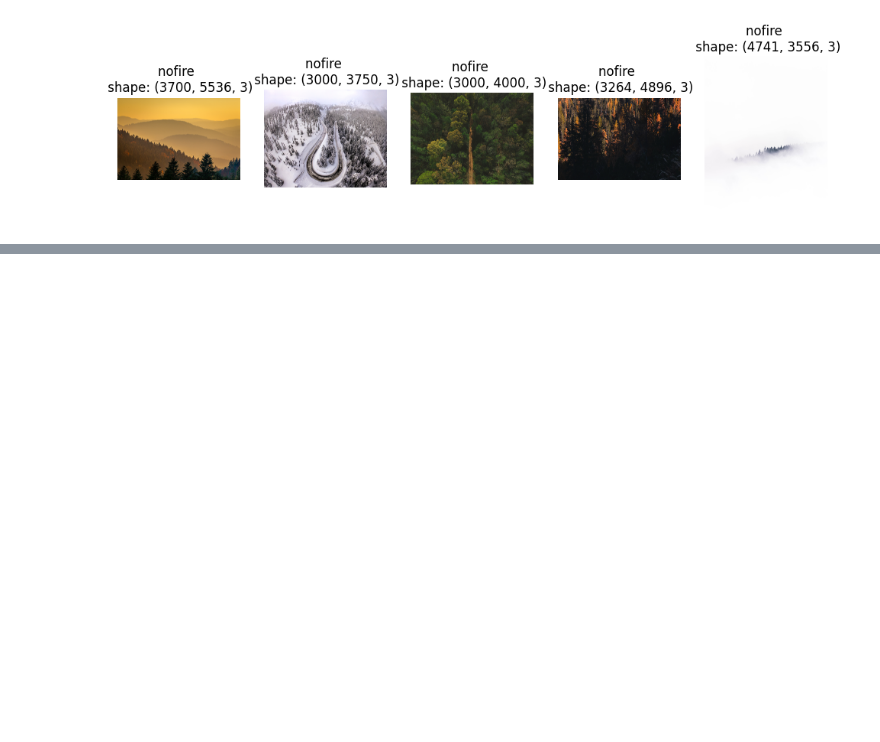
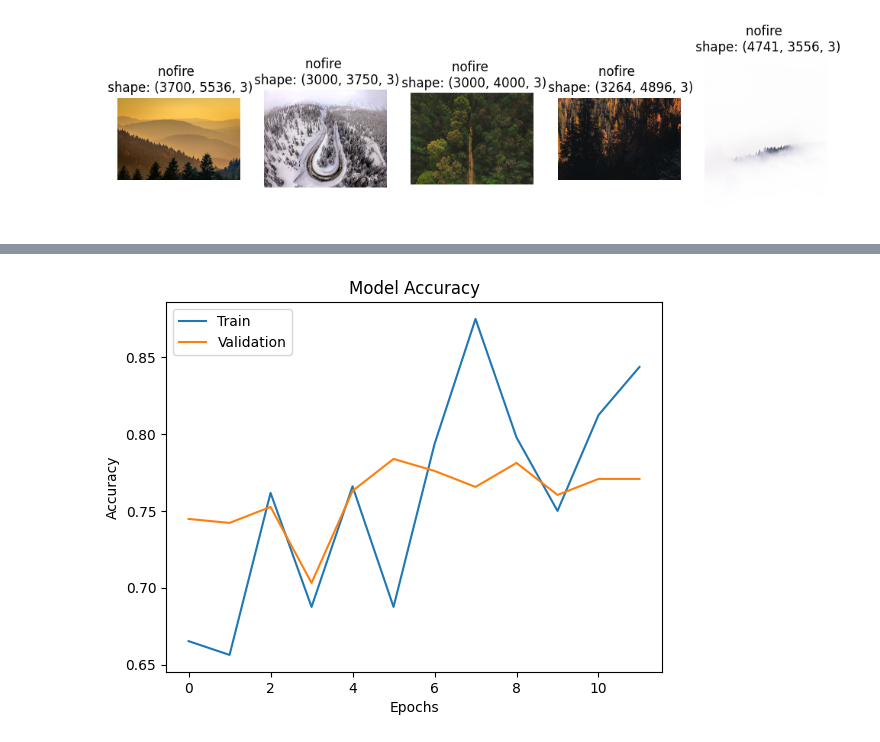
Before and after one commit to anjali642004/Forest_Fire_Detection, a Jupyter notebook: Forest_Fire_Detection_using_dl.ipynb, the cells around one changed output, grey strips where cells are left out. Cells and saved outputs as stored; diff of their text form; code cells hidden in the pictures; blank space fills up the shorter version.

```diff
--- a/Forest_Fire_Detection_using_dl.ipynb
+++ b/Forest_Fire_Detection_using_dl.ipynb
@@ -98,0 +148,24 @@ plt.show()
+# %%
+# Let's build the CNN Model
+model = Sequential([
+    Input(shape=(img_width, img_height, 3)),
+    Conv2D(32, (3,3), activation='relu'),
+    MaxPooling2D(pool_size=(2,2)),
+
+    Conv2D(64, (3, 3), activation='relu'),
+    MaxPooling2D(pool_size=(2, 2)),
+
+    Conv2D(128, (3, 3), activation='relu'),
+    MaxPooling2D(pool_size=(2, 2)),
+
+    Flatten(),
+    Dense(512, activation='relu'),
+    Dropout(0.5),
+    Dense(1, activation='sigmoid')
+]
+)
+# %%
+model.compile(optimizer='adam',
+              loss='binary_crossentropy',
+              metrics=['accuracy'])
+model.summary()
@@ -98,0 +194,9 @@ plt.show()
+# %%
+# train the model
+history = model.fit(
+    train_generator,
+    steps_per_epoch = train_generator.samples // batch_size,
+    epochs = 12,
+    validation_data = val_generator,
+    validation_steps = val_generator.samples // batch_size
+)
@@ -98,0 +227,11 @@ plt.show()
+# %%
+# Evaluate the model - plotting training and validation acc
+plt.plot(history.history['accuracy'])
+plt.plot(history.history['val_accuracy'])
+plt.title('Model Accuracy')
+plt.ylabel('Accuracy')
+plt.xlabel('Epochs')
+plt.legend(['Train', 'Validation'], loc='upper left')
+plt.show()
+# %% [output]
+[figure, added]
```
Also changed, not shown: parts of 12 cells of this notebook.
